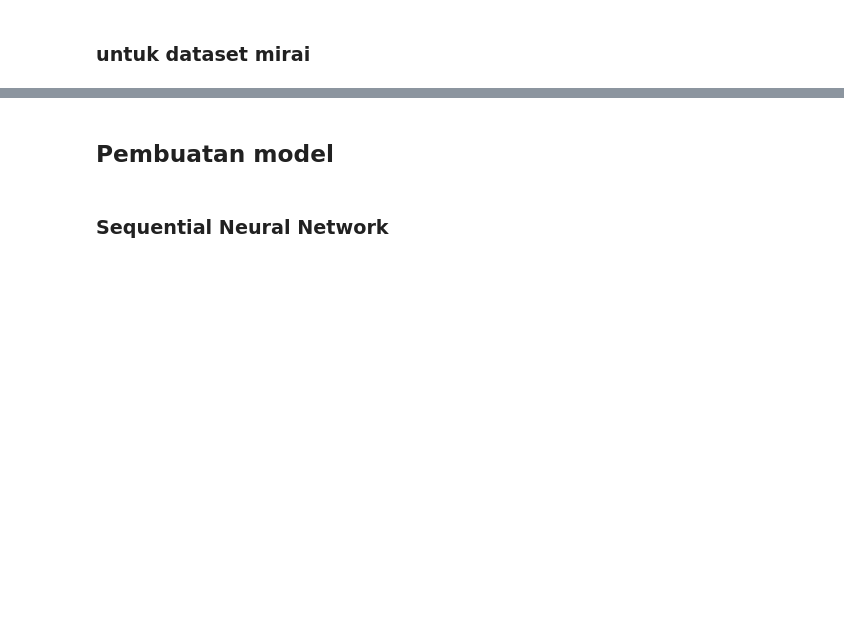
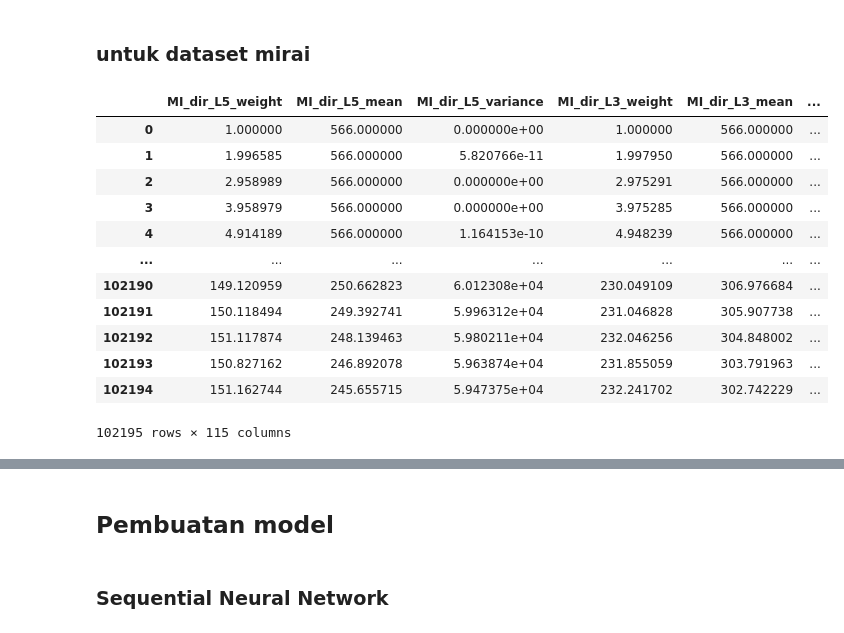
Before and after one commit to TaufiqOdhi/botnet-image-processing, a Jupyter notebook: main.ipynb, the cells around one changed output, grey strips where cells are left out. Cells and saved outputs as stored; diff of their text form; code cells hidden in the pictures; blank space fills up the shorter version.

```diff
--- a/main.ipynb
+++ b/main.ipynb
@@ -84,2 +80,21 @@ Image.fromarray(arr.reshape(int(a), 25, 3), mode='RGB')
 # %% [markdown]
 ### untuk dataset mirai
+# %%
+df_mirai = pd.read_csv(f'{base_dataset_dir}/1.mirai.ack.csv')
+
+# raw data frame
+df_mirai
+# %% [output]
+|  | MI_dir_L5_weight | MI_dir_L5_mean | MI_dir_L5_variance | MI_dir_L3_weight | MI_dir_L3_mean | ... |
+| 0 | 1.000000 | 566.000000 | 0.000000e+00 | 1.000000 | 566.000000 | ... |
+| 1 | 1.996585 | 566.000000 | 5.820766e-11 | 1.997950 | 566.000000 | ... |
+| 2 | 2.958989 | 566.000000 | 0.000000e+00 | 2.975291 | 566.000000 | ... |
+| 3 | 3.958979 | 566.000000 | 0.000000e+00 | 3.975285 | 566.000000 | ... |
+| 4 | 4.914189 | 566.000000 | 1.164153e-10 | 4.948239 | 566.000000 | ... |
+| ... | ... | ... | ... | ... | ... | ... |
+| 102190 | 149.120959 | 250.662823 | 6.012308e+04 | 230.049109 | 306.976684 | ... |
+| 102191 | 150.118494 | 249.392741 | 5.996312e+04 | 231.046828 | 305.907738 | ... |
+| 102192 | 151.117874 | 248.139463 | 5.980211e+04 | 232.046256 | 304.848002 | ... |
+| 102193 | 150.827162 | 246.892078 | 5.963874e+04 | 231.855059 | 303.791963 | ... |
+| 102194 | 151.162744 | 245.655715 | 5.947375e+04 | 232.241702 | 302.742229 | ... |
+102195 rows × 115 columns
```
Also changed, not shown: parts of 7 cells of this notebook.
